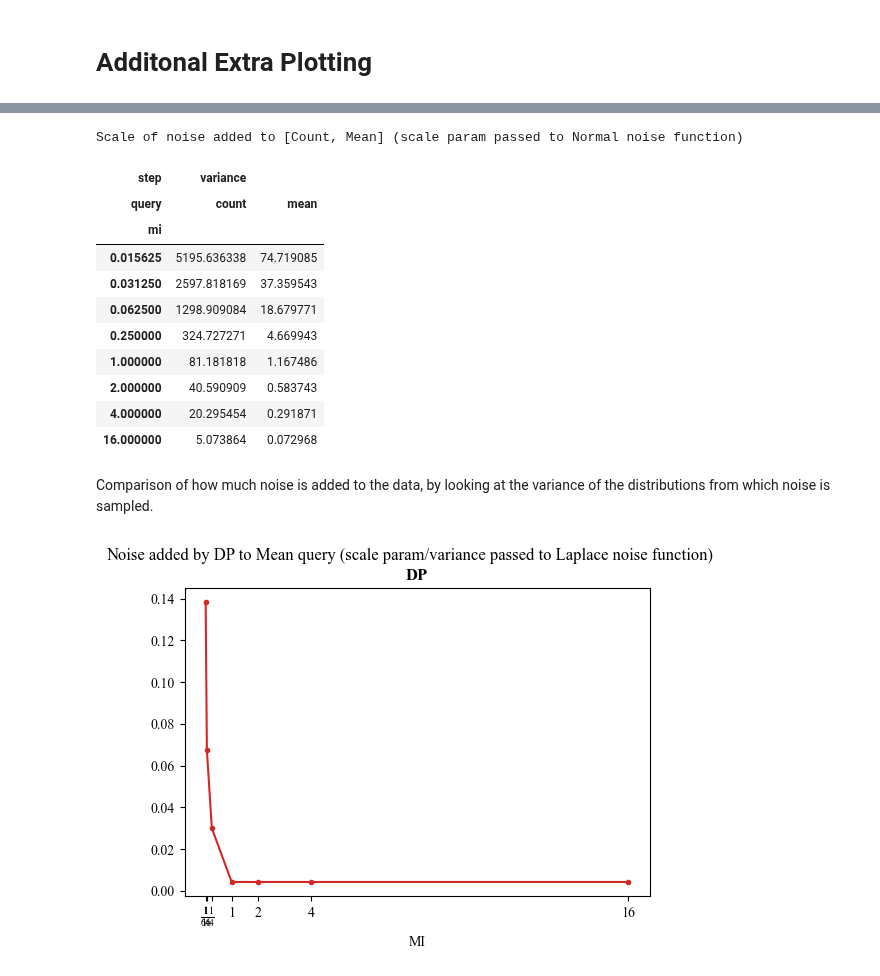
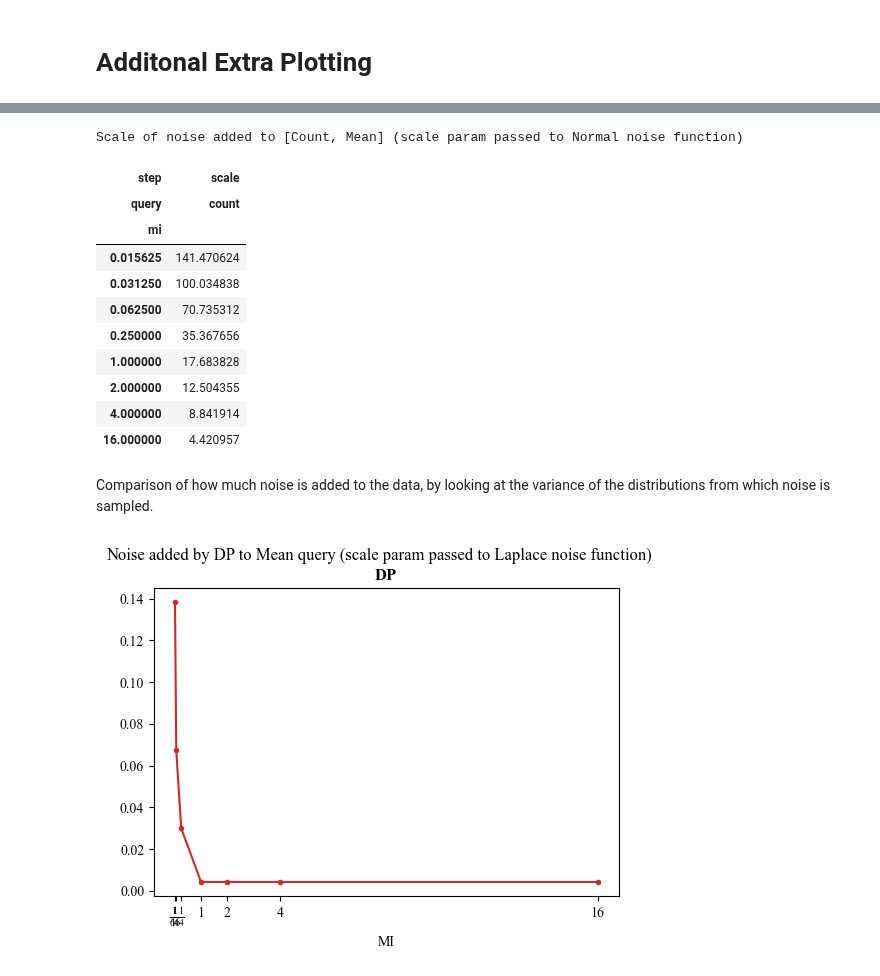
Before and after one commit to michaelnoguera/pacdb, a Jupyter notebook: pac-student_performance-sparkless.ipynb, the cells around one changed output, grey strips where cells are left out. Saved outputs shown, nothing was run; the diff lists cells and outputs as text; code cells hidden in the pictures.

Commit message:
re-run student microbenchmark with sqrt fix to noise scaling (poisson)

```diff
--- a/pac-student_performance-sparkless.ipynb
+++ b/pac-student_performance-sparkless.ipynb
@@ -6,8 +6,10 @@ This file is adapted to use numpy only without Spark.
 EXPERIMENT = 'pac-student_performance-sparkless'
 OUTPUT_DIR = f'./outputs/{EXPERIMENT}'
 GENERATE = True
-USE_EVEN_NUMBER_OF_INPUT_ROWS = True
+USE_EVEN_NUMBER_OF_INPUT_ROWS = False
 SEED_RANDOM_NUMBER_GENERATOR = True
+
+SAMPLING_METHOD = 'poisson' # 'poisson' or 'half'
 
 if GENERATE:
     print("GENERATE = True, so we will generate new samples.")
@@ -197,13 +218,13 @@ if GENERATE:
 
     for mi in MI_OPTIONS:
         scale = get_pac_noise_scale(out_np, mi) # estimate the stability of the query
-        #print(f"mi={mi}, scale={scale}")
+        print(f"mi={mi}, scale={scale}")
 
         for e in range(EXPERIMENTS):
             # for each PAC release at this MI, we will choose a sample from the pre-generated out_np list and add noise to it
             steps = {
                 "mi": mi,
-                "variance": scale,
+                "scale": scale,
             }
 
             # choose our sample
@@ -215,9 +236,9 @@ if GENERATE:
             chosen_noise = np.random.normal(loc=0, scale=scale)
             steps["chosen_noise"] = chosen_noise
 
-            release = chosen_sample + chosen_noise # do_pac_and_release(out_np, mi, variance, chosen_index)
+            release = chosen_sample + chosen_noise # do_pac_and_release(out_np, mi, scale, chosen_index)
 
-            #print(f"sample(#{chosen_index}):{chosen_sample} + noise:{noise} = {noisy_output}")
+            #print(f"sample(#{chosen_index}):{chosen_sample} + noise:{chosen_noise} = {release}")
             steps["release"] = release
             #release[0] *= 2   # manually correct count = count * 2
 
@@ -227,20 +248,21 @@ if GENERATE:
             experiment_results.append([mi, *release])
             saved_steps.append(steps)
 
-        with open(f'{OUTPUT_DIR}/experiment_results.pkl', 'wb') as f:
-            pickle.dump(experiment_results, f)
-
-    df = pd.DataFrame(experiment_results, columns=['mi', *OUTPUT_COLS])
+        df = pd.DataFrame(experiment_results, columns=['mi', *OUTPUT_COLS])
 
     # Save the new data to outputs/...
     df.to_parquet(f'{OUTPUT_DIR}/pac_results.parquet')
-    # with open(f'{OUTPUT_DIR}/experiment_results.pkl', 'wb') as f:
-    #     pickle.dump(experiment_results, f)
+    with open(f'{OUTPUT_DIR}/experiment_results.pkl', 'wb') as f:
+        pickle.dump(experiment_results, f)
+    with open(f'{OUTPUT_DIR}/saved_steps.pkl', 'wb') as f:
+        pickle.dump(saved_steps, f)
 else:
     df = pq.read_table(f"{OUTPUT_DIR}/pac_results.parquet").to_pandas()
 
-    # with open('{OUTPUT_DIR}/experiment_results.pkl', 'rb') as f:
-    #     experiment_results = pickle.load(f)
+    with open(f'{OUTPUT_DIR}/experiment_results.pkl', 'rb') as f:
+        experiment_results = pickle.load(f)
+    with open(f'{OUTPUT_DIR}/saved_steps.pkl', 'rb') as f:
+        saved_steps = pickle.load(f)
 
 df.head()
 # %% [output]
@@ -935,43 +955,43 @@ df.groupby('mi').var()
 # %%
 print("Scale of noise added to [Count, Mean] (scale param passed to Normal noise function)")
-saved_steps_df[['mi','variance']].groupby('mi').mean()
+saved_steps_df[['mi','scale']].groupby('mi').mean()
 # %% [output]
 Scale of noise added to [Count, Mean] (scale param passed to Normal noise function)
-| step | variance |  |
-| query | count | mean |
-| mi |  |  |
-| 0.015625 | 5195.636338 | 74.719085 |
-| 0.031250 | 2597.818169 | 37.359543 |
-| 0.062500 | 1298.909084 | 18.679771 |
-| 0.250000 | 324.727271 | 4.669943 |
-| 1.000000 | 81.181818 | 1.167486 |
-| 2.000000 | 40.590909 | 0.583743 |
-| 4.000000 | 20.295454 | 0.291871 |
-| 16.000000 | 5.073864 | 0.072968 |
+| step | scale |
+| query | count |
+| mi |  |
+| 0.015625 | 141.470624 |
+| 0.031250 | 100.034838 |
+| 0.062500 | 70.735312 |
+| 0.250000 | 35.367656 |
+| 1.000000 | 17.683828 |
+| 2.000000 | 12.504355 |
+| 4.000000 | 8.841914 |
+| 16.000000 | 4.420957 |
 # %% [markdown]
 Comparison of how much noise is added to the data, by looking at the variance of the distributions from which noise is sampled.
 # %%
 dp_var_noise = {  # from pipelinedp repo, dp_basic_mean_variances.csv
     #0.00390625: 0.2784089313555703,
     #0.0078125: 0.19648087910574175,
     0.015625: 0.13837628104247293,
     0.0625: 0.06750340282072995,
     0.25: 0.03001721300521553,
     1.0: 0.004282722801885366,
     2.0: 0.004282722801885366,
     4.0: 0.004282722801885366,
     16.0: 0.004282722801885366
 }
 d = dp_var_noise
 fig, ax = plt.subplots(1, 1, figsize=(6, 4))
 plt.plot(d.keys(), d.values(), marker='.', label='DP', color=DP_COLOR)
 plt.xlabel('MI')
 ax.set_xticks(list(d.keys()))
 ax.set_xticklabels([f'$\\frac{{1}}{{{int(1/x)}}}$' if x < 1 else f'{int(x)}' for x in d.keys()])
-plt.suptitle('Noise added by DP to Mean query (scale param/variance passed to Laplace noise function)')
+plt.suptitle('Noise added by DP to Mean query (scale param passed to Laplace noise function)')
 plt.title('DP')
-plt.savefig(f"{OUTPUT_DIR}/noise_distribution_variance_meanquery_dp.jpg", bbox_inches='tight')
+plt.savefig(f"{OUTPUT_DIR}/noise_distribution_scale_meanquery_dp.jpg", bbox_inches='tight')
 plt.show()
 # %% [output]
-[figure, old version]
+[figure, new version]
 # %%
```
Also changed, not shown: parts of 38 cells of this notebook, 22 other files.
